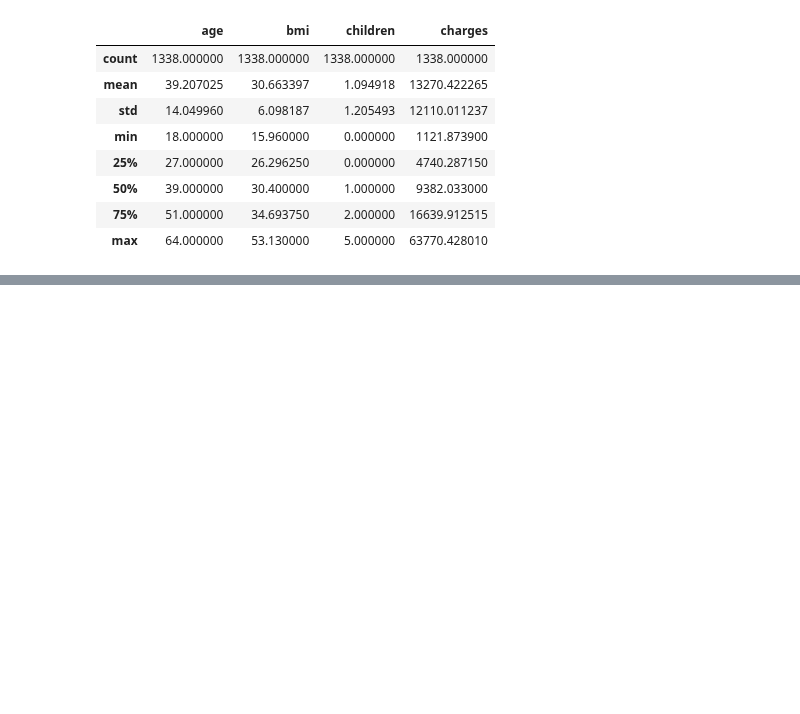
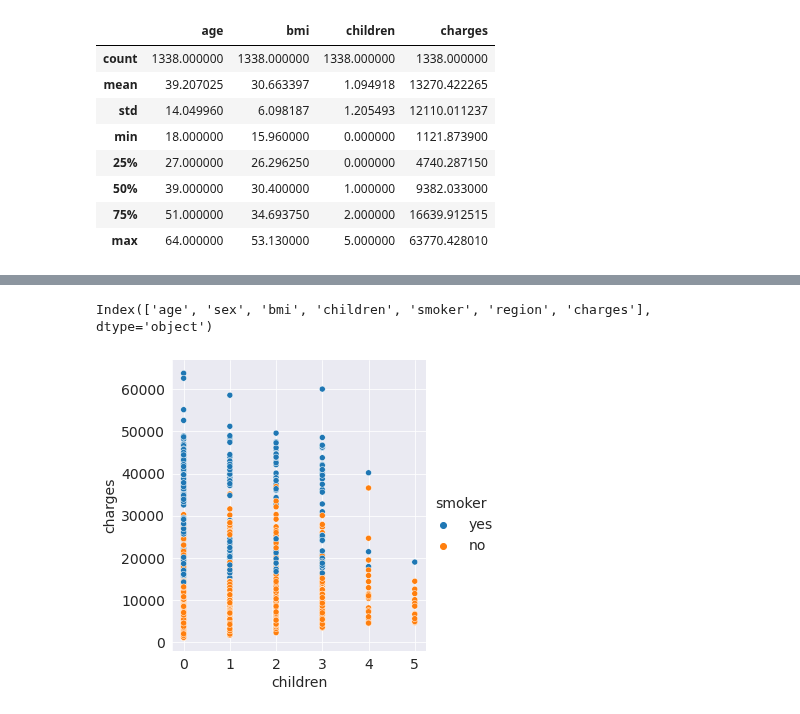
Before and after one commit to AMMLRepos/acme-insurance, a Jupyter notebook: ACME_Insurance_Linear_Regression.ipynb, the cells around one changed output, grey strips where cells are left out. Cells and saved outputs as stored; diff of their text form; code cells hidden in the pictures; blank space fills up the shorter version.

```diff
--- a/ACME_Insurance_Linear_Regression.ipynb
+++ b/ACME_Insurance_Linear_Regression.ipynb
@@ -60,0 +72,4 @@ medical_df.describe()
+# %%
+sns.set_style("darkgrid")
+matplotlib.rcParams["font.size"] = 14
+matplotlib.rcParams["figure.figsize"] = (10,6)
@@ -60,0 +99,8 @@ medical_df.describe()
+# %%
+medical_df.columns
+# %% [output]
+Index(['age', 'sex', 'bmi', 'children', 'smoker', 'region', 'charges'], dtype='object')
+# %%
+sns.relplot(x = "children", y ="charges", hue = "smoker", data = medical_df);
+# %% [output]
+[figure, added]
```
Also changed, not shown: parts of 13 cells of this notebook.
